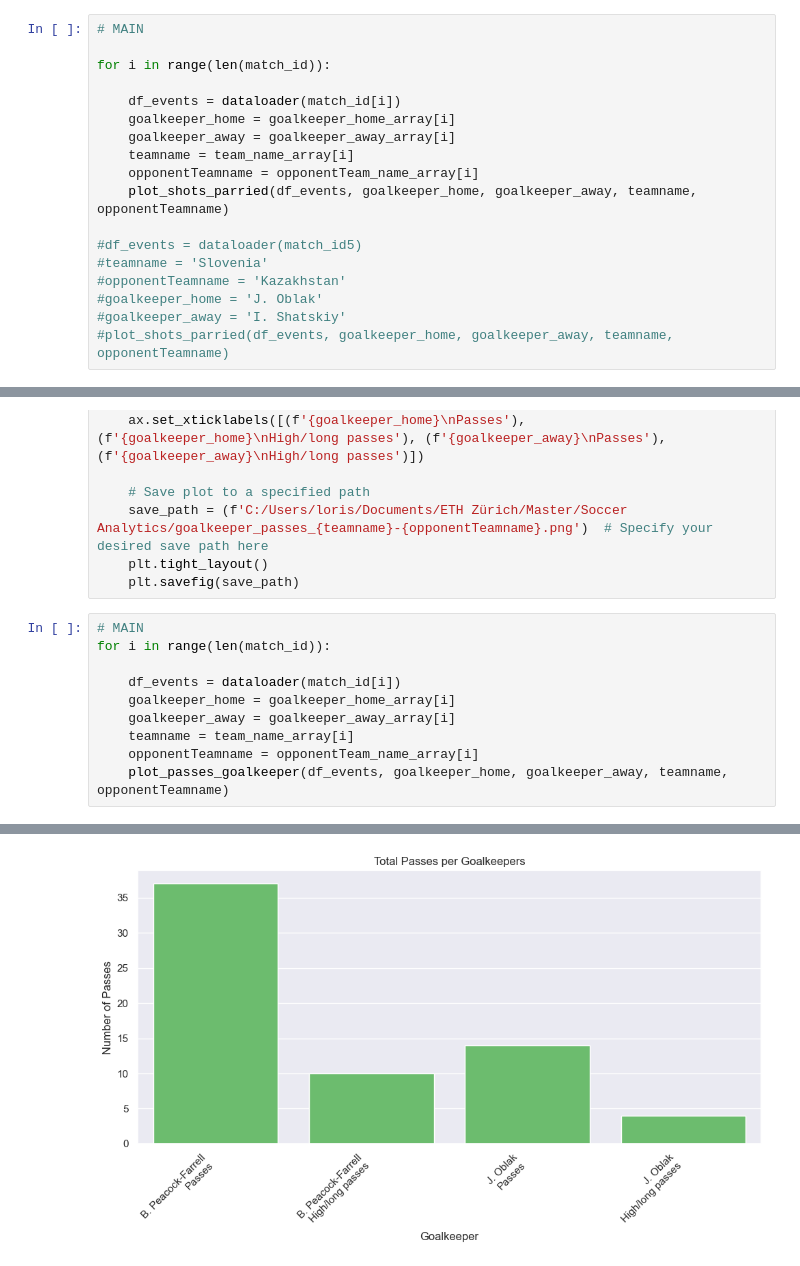
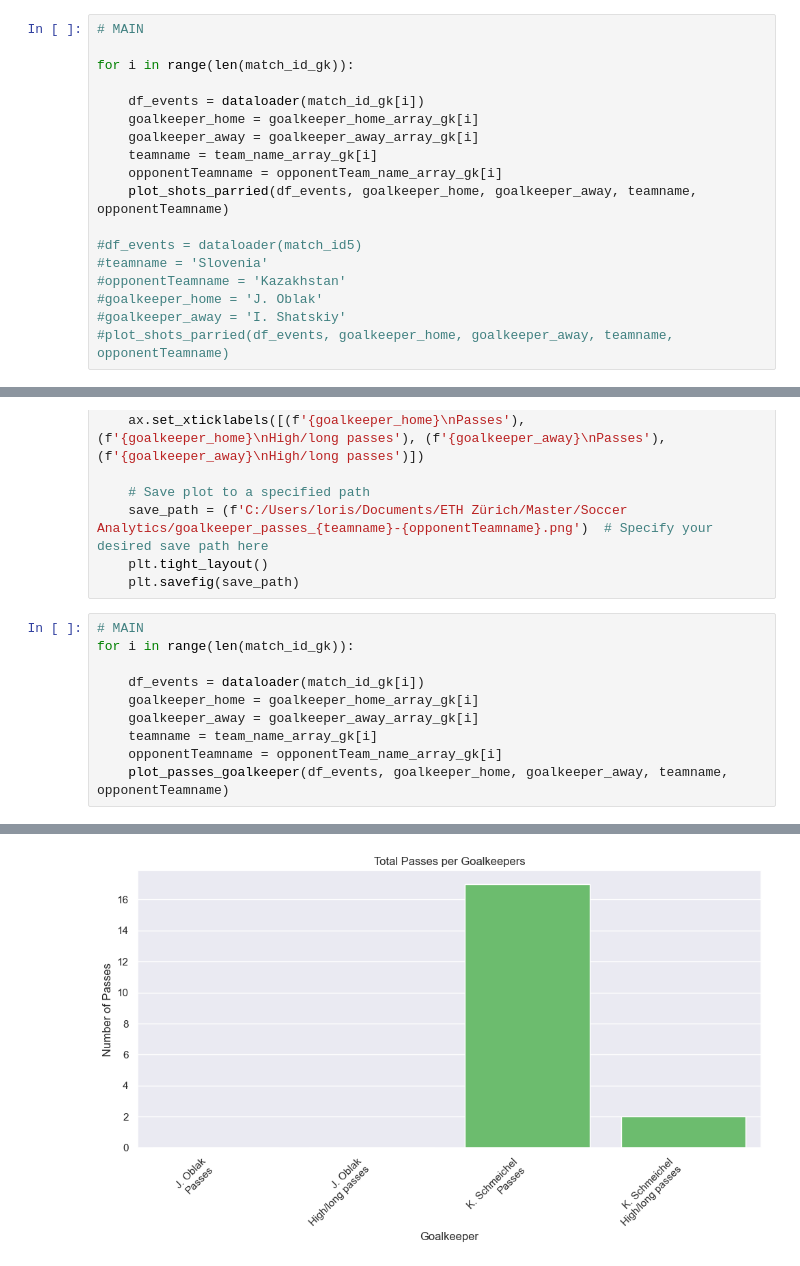
Before and after one commit to ngroggy/SoccerAnalytics, a Jupyter notebook: notebooks/4-duel-performance-goalkeeper_final.ipynb, the cells around one changed output, grey strips where cells are left out. Drawn from its saved outputs; the diff is of its cells as text.

```diff
--- a/notebooks/4-duel-performance-goalkeeper_final.ipynb
+++ b/notebooks/4-duel-performance-goalkeeper_final.ipynb
@@ -229,13 +241,13 @@ def plot_shots_parried(df_events, goalkeeper_home, goalkeeper_away, teamname, op
 # %%
 # MAIN
 
-for i in range(len(match_id)):
+for i in range(len(match_id_gk)):
 
-    df_events = dataloader(match_id[i])
-    goalkeeper_home = goalkeeper_home_array[i]
-    goalkeeper_away = goalkeeper_away_array[i]
-    teamname = team_name_array[i]
-    opponentTeamname = opponentTeam_name_array[i]
+    df_events = dataloader(match_id_gk[i])
+    goalkeeper_home = goalkeeper_home_array_gk[i]
+    goalkeeper_away = goalkeeper_away_array_gk[i]
+    teamname = team_name_array_gk[i]
+    opponentTeamname = opponentTeam_name_array_gk[i]
     plot_shots_parried(df_events, goalkeeper_home, goalkeeper_away, teamname, opponentTeamname)
 
 #df_events = dataloader(match_id5)
@@ -308,12 +321,12 @@ def plot_passes_goalkeeper(df_events, goalkeeper_home, goalkeeper_away, teamname
     plt.savefig(save_path)
 # %%
 # MAIN
-for i in range(len(match_id)):
+for i in range(len(match_id_gk)):
 
-    df_events = dataloader(match_id[i])
-    goalkeeper_home = goalkeeper_home_array[i]
-    goalkeeper_away = goalkeeper_away_array[i]
-    teamname = team_name_array[i]
-    opponentTeamname = opponentTeam_name_array[i]
+    df_events = dataloader(match_id_gk[i])
+    goalkeeper_home = goalkeeper_home_array_gk[i]
+    goalkeeper_away = goalkeeper_away_array_gk[i]
+    teamname = team_name_array_gk[i]
+    opponentTeamname = opponentTeam_name_array_gk[i]
     plot_passes_goalkeeper(df_events, goalkeeper_home, goalkeeper_away, teamname, opponentTeamname)
 # %% [output]
@@ -322 +335 @@ for i in range(len(match_id)):
-[figure, old version]
+[figure, new version]
```
Also changed, not shown: parts of 3 cells of this notebook, 1 other file.
